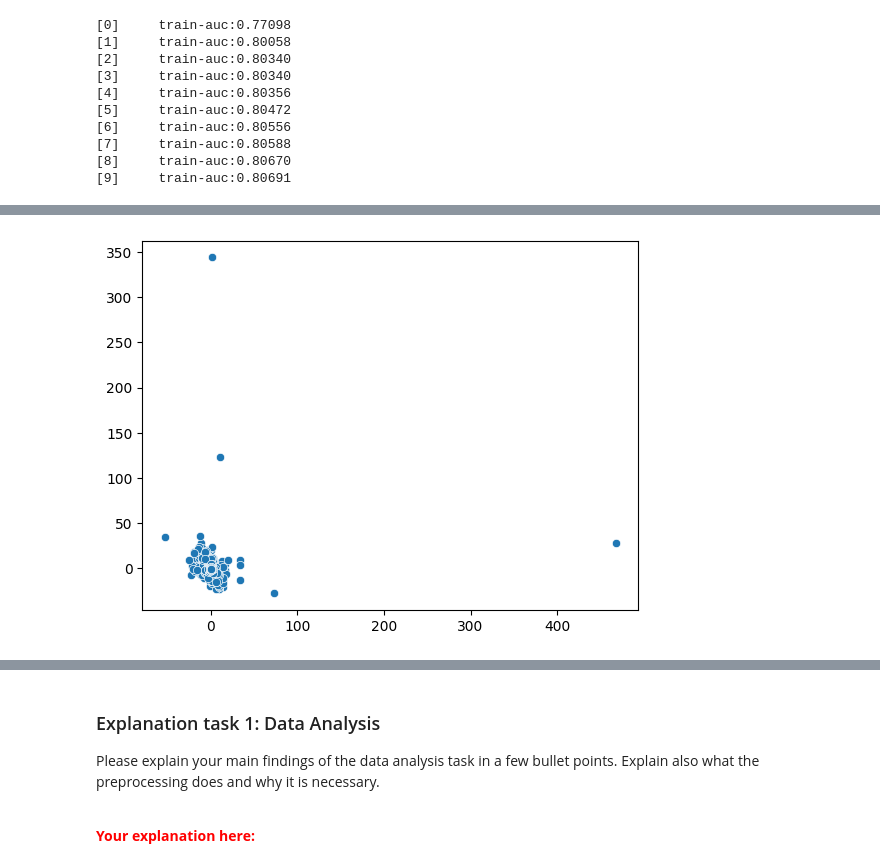
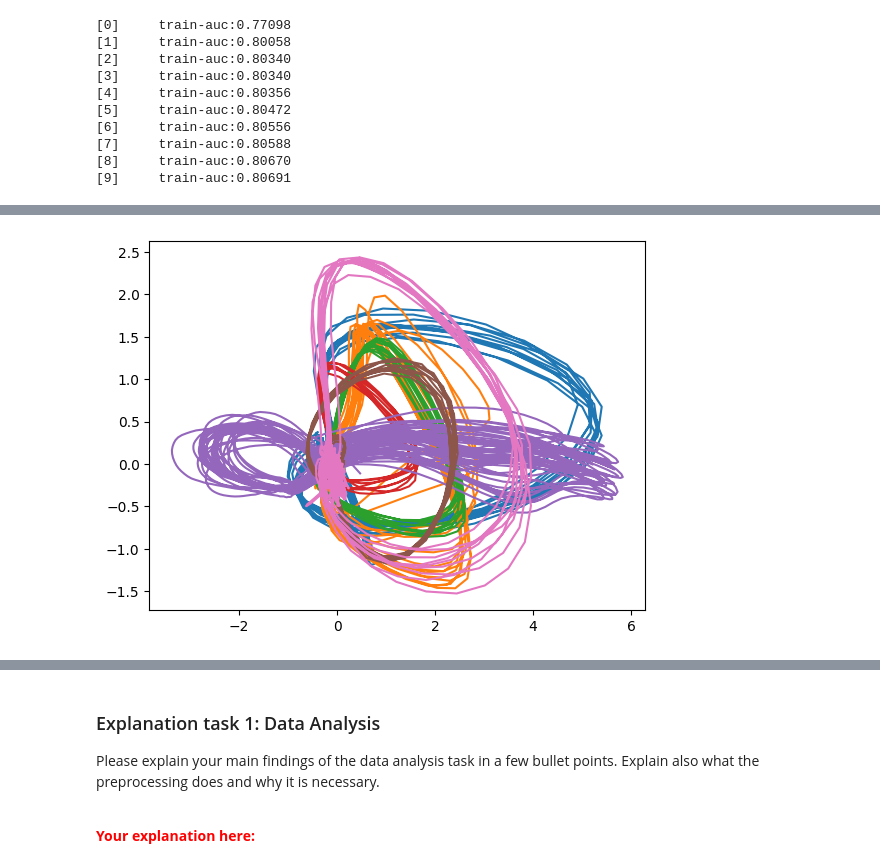
Before and after one commit to molen89/wasp-assignmen-af-classification, a Jupyter notebook: assignment_ecg_classification.ipynb, the cells around one changed output, grey strips where cells are left out. Drawn from its saved outputs; the diff is of its cells as text; code cells hidden in the pictures.

```diff
--- a/assignment_ecg_classification.ipynb
+++ b/assignment_ecg_classification.ipynb
@@ -428,15 +259,19 @@ plot_datapoint(data[0])
 # %%
 import numpy as np
 from sklearn.decomposition import PCA
 
-
 def plot_pca(data):
     pca = PCA(n_components=2)
-    d = np.reshape(data[:,:,:], (data.shape[0], -1))
-    out = pca.fit_transform(d)
-    sns.scatterplot(x=out[:, 0], y=out[:, 1])
+    out = pca.fit_transform(data)
+    plt.plot(out[:, 0], out[:, 1], "-")
+    data_hat = pca.inverse_transform(out)
 
-
-plot_pca(data)
+plot_pca(data[0])
+plot_pca(data[1])
+plot_pca(data[2])
+plot_pca(data[3])
+plot_pca(data[4])
+plot_pca(data[5])
+plot_pca(data[6])
 # %% [output]
-[figure, old version]
+[figure, new version]
```
Also changed, not shown: parts of 35 cells of this notebook.
